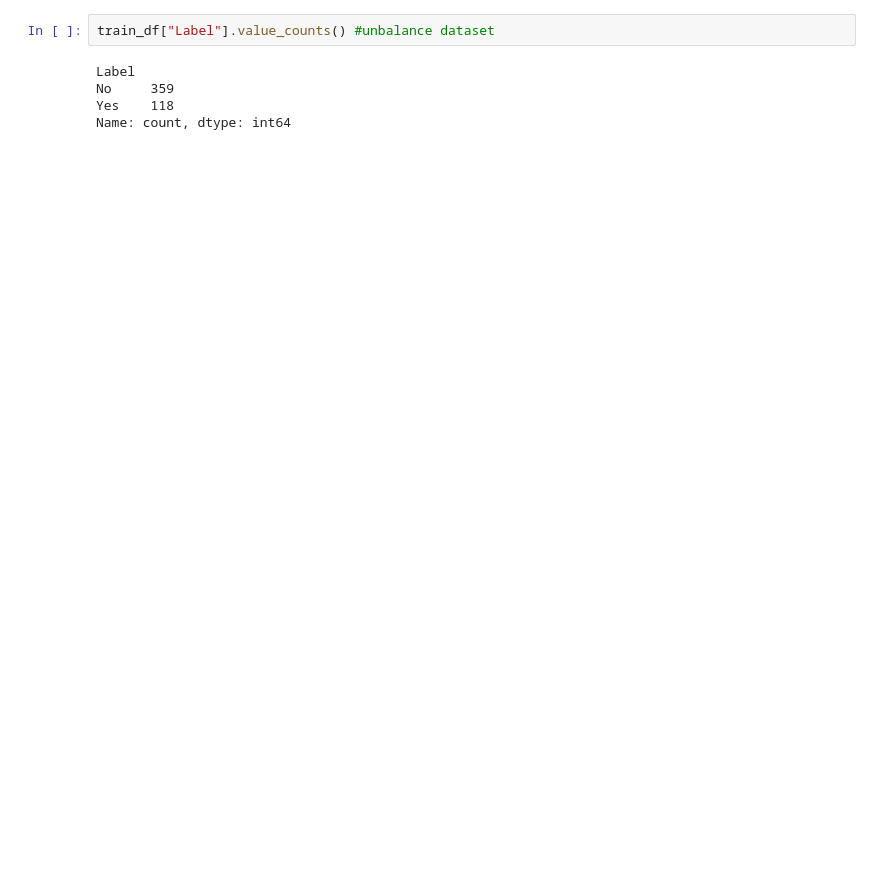
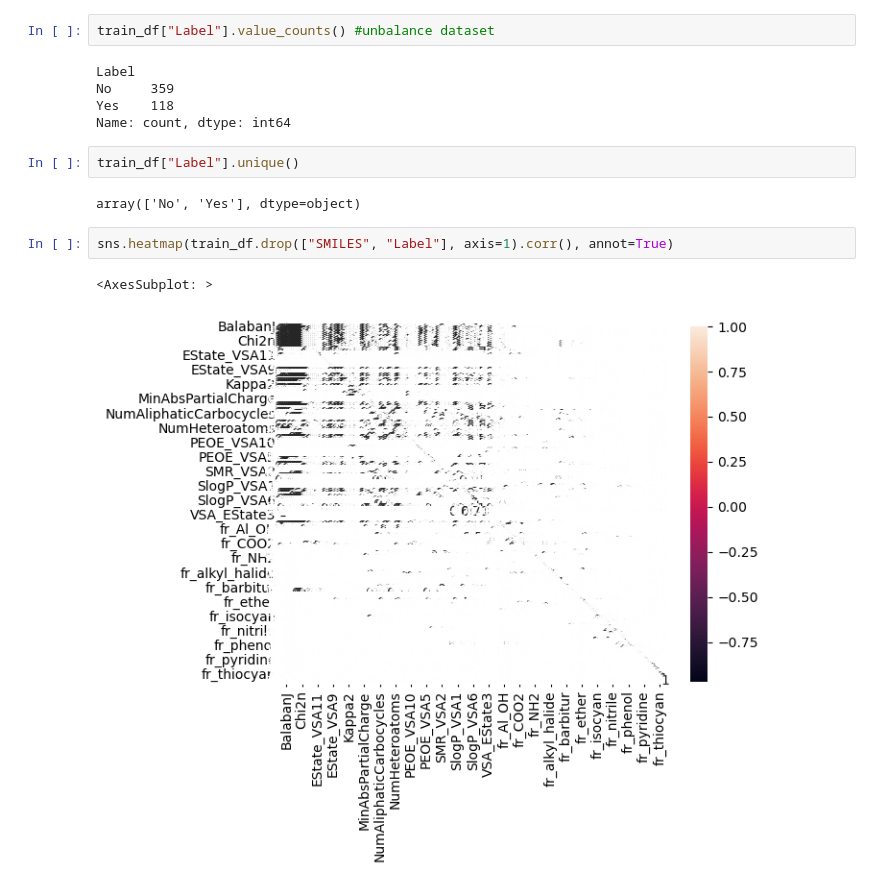
Before and after one commit to Me-Pasha/drug-induced-autoimmunity, a Jupyter notebook: drug induced autoimmunity prediction .ipynb, the cells around one changed output. Saved outputs shown, nothing was run; the diff lists cells and outputs as text; blank space fills up the shorter version.

```diff
--- a/drug induced autoimmunity prediction .ipynb
+++ b/drug induced autoimmunity prediction .ipynb
@@ -40,3 +170,12 @@ Label
 No     359
 Yes    118
 Name: count, dtype: int64
+# %%
+train_df["Label"].unique()
+# %% [output]
+array(['No', 'Yes'], dtype=object)
+# %%
+sns.heatmap(train_df.drop(["SMILES", "Label"], axis=1).corr(), annot=True)
+# %% [output]
+<AxesSubplot: >
+[figure, added]
```
Also changed, not shown: parts of 11 cells of this notebook.
